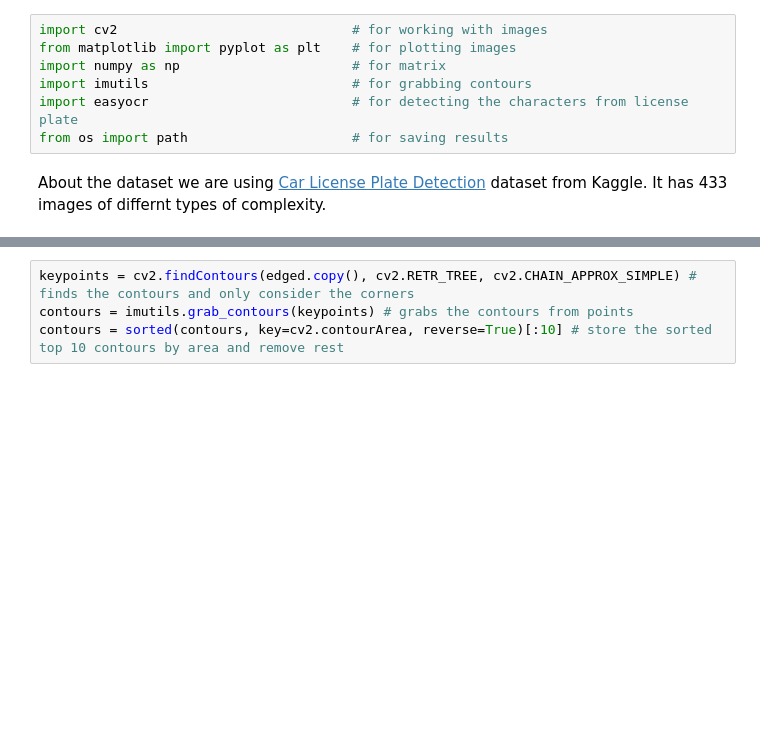
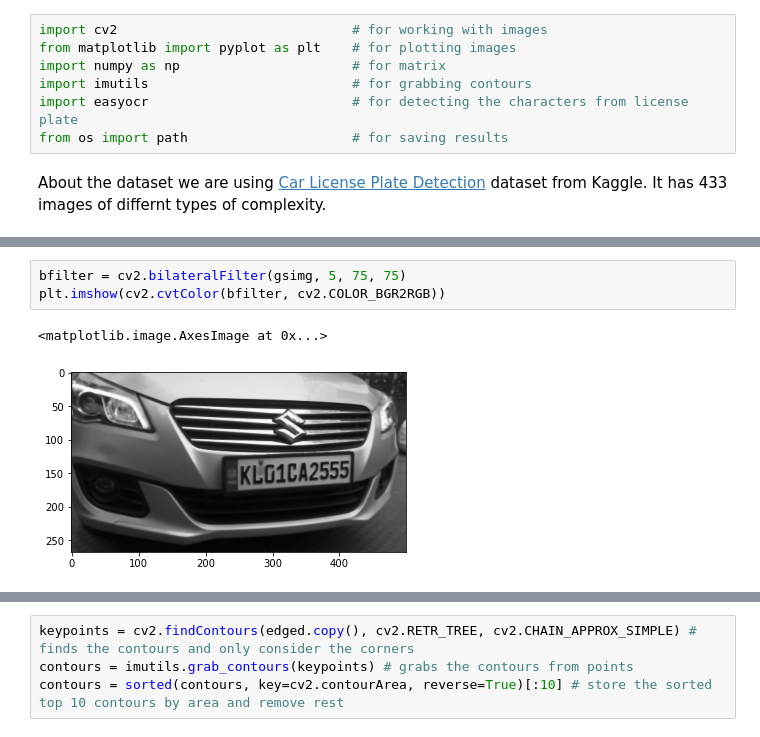
Before and after one commit to somesh-banerjee/Vehicle-Number-Plate-Detection, a Jupyter notebook: NumberPlateDetection.ipynb, the cells around one changed output, grey strips where cells are left out. Drawn from its saved outputs; the diff is of its cells as text; blank space fills up the shorter version.

```diff
--- a/NumberPlateDetection.ipynb
+++ b/NumberPlateDetection.ipynb
@@ -16,0 +73,6 @@ plt.imshow(cv2.cvtColor(gsimg, cv2.COLOR_BGR2RGB)) # plot image
+# %%
+bfilter = cv2.bilateralFilter(gsimg, 5, 75, 75)
+plt.imshow(cv2.cvtColor(bfilter, cv2.COLOR_BGR2RGB))
+# %% [output]
+<matplotlib.image.AxesImage at 0x...>
+[figure, added]
```
Also changed, not shown: parts of 23 cells of this notebook.
